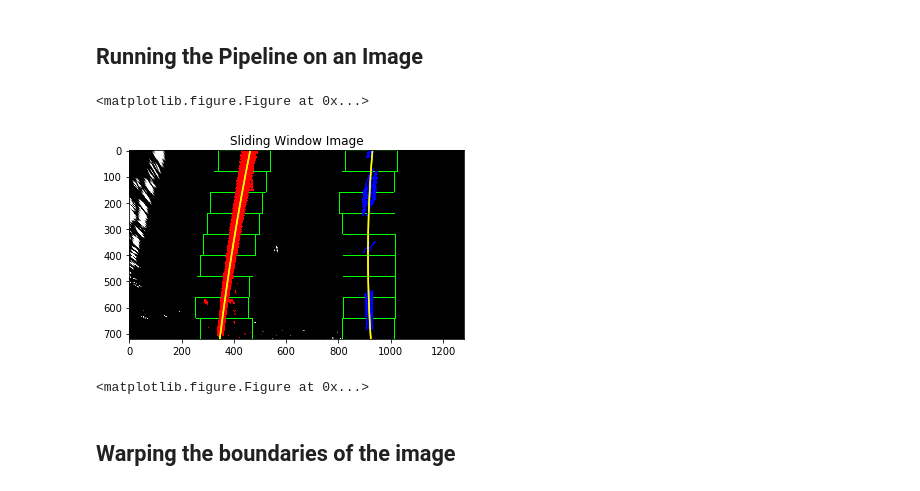
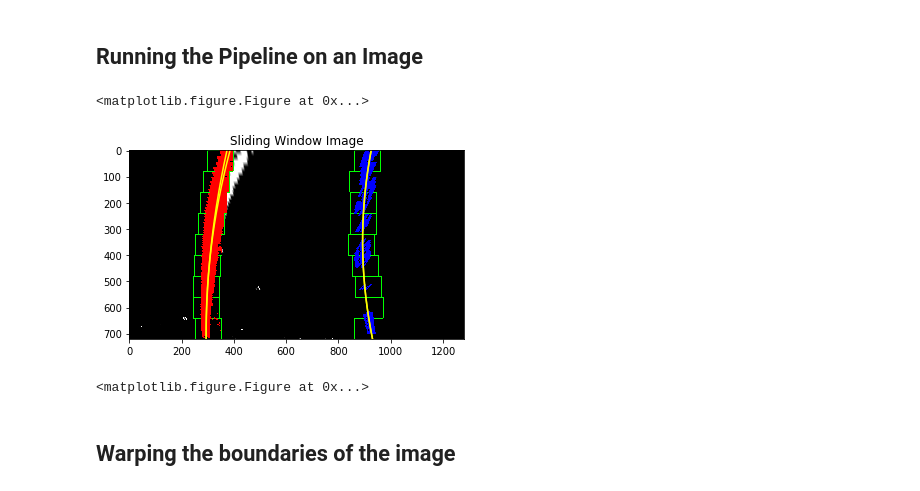
Before and after one commit to amundada2310/CarND-Advanced-Lane-Lines, a Jupyter notebook: Advanced Lane Line.ipynb, the cells around one changed output. Cells and saved outputs as stored; diff of their text form; code cells hidden in the pictures.

```diff
--- a/Advanced Lane Line.ipynb
+++ b/Advanced Lane Line.ipynb
@@ -283,7 +340,7 @@ def find_lane_pixels(binary_warped):
     # Choose the number of sliding windows
     nwindows = 9
     # Set the width of the windows +/- margin
-    margin = 100
+    margin = 50
     # Set minimum number of pixels found to recenter window
     minpix = 50
 
@@ -386,7 +443,7 @@ def search_around_poly(binary_warped, left_fit, right_fit):
     # HYPERPARAMETER
     # Choose the width of the margin around the previous polynomial to search
     # The quiz grader expects 100 here, but feel free to tune on your own!
-    margin = 100
+    margin = 50
 
     # Grab activated pixels
     nonzero = binary_warped.nonzero()
@@ -468,7 +532,7 @@ def measure_curvature_pixels(ploty, left_fit, right_fit):
 # %% [markdown]
 ## Measuring curvature of the lanes and Vehicle position wrt center
 # %%
-def measure_curvature_realm(binary_warped,ym_per_pix,xm_per_pix):
+def measure_curvature_realm(binary_warped,ym_per_pix,xm_per_pix, left_fit, right_fit):
 
     ym_per_pix = 30/720 # meters per pixel in y dimension
     xm_per_pix = 3.7/700 # meters per pixel in x dimension
@@ -495,8 +559,17 @@ def measure_curvature_realm(binary_warped,ym_per_pix,xm_per_pix):
     left_curverad = ((1 + (2*left_fit_cr[0]*y_eval*ym_per_pix + left_fit_cr[1])**2)**1.5) / np.absolute(2*left_fit_cr[0])
     right_curverad = ((1 + (2*right_fit_cr[0]*y_eval*ym_per_pix + right_fit_cr[1])**2)**1.5) / np.absolute(2*right_fit_cr[0])
 
+    # determining the x intercept left and right lane when y value is maximum
+    x_left_eval = left_fit[0]*y_eval**2 + left_fit[1]*y_eval + left_fit[2]
+    x_right_eval = right_fit[0]*y_eval**2 + right_fit[1]*y_eval + right_fit[2]
+    #determing location of car per our calculation
+    car_location_m = x_left_eval+(x_right_eval - x_left_eval) / 2
 
-    return left_curverad, right_curverad
+    # 2.23.2 Calculate distance from center
+    center_car = binary_warped.shape[1]/2
+    off_center = (center_car - car_location_m) * xm_per_pix
+
+    return left_curverad, right_curverad, off_center
 # %% [markdown]
 ## Test Images and Create Outputs - Pipeline
 # %%
@@ -664,70 +753,68 @@ radius_pixel = np.copy(undistort_img)
 radius_m = np.copy(undistort_img)
 
 # 2.6 call the sobel threshold function
-grad_binaryx = abs_sobel_thresh(undistort_img, orient='x', thresh_min=20, thresh_max=100, sobel_kernel=15)
+grad_binaryx = abs_sobel_thresh(undistort_img, orient='x', thresh_min=30, thresh_max=90, sobel_kernel=15)
 
 # 2.8 call the magnitude threshold function
-mag_binary = mag_thresh(undistort_img, sobel_kernel=9, mag_thresh=(30, 100))
+mag_binary = mag_thresh(undistort_img, sobel_kernel=9, mag_thresh=(30, 90))
 
 # 2.10 call the direction threshold function
 dir_binary = dir_threshold(undistort_img, sobel_kernel=15, thresh=(0.7, 1.3))
 
 # 2.12 call the sobel threshold function
-grad_binaryy = abs_sobel_thresh(undistort_img, orient='y', thresh_min=20, thresh_max=100, sobel_kernel=15)
+grad_binaryy = abs_sobel_thresh(undistort_img, orient='y', thresh_min=30, thresh_max=90, sobel_kernel=15)
 
 # 2.14 call the HSL Color threshold function
-hls_binary_s, hls_binary_l, hls_binary_h = hls_select(undistort_img, thresh=(90, 255))
+hls_binary_s, hls_binary_l, hls_binary_h = hls_select(undistort_img, thresh=(170, 255))
+
+# 2.15 call the HSV Color threshold function
+hsv_binary_v = hsv_select(undistort_img, thresh=(200, 255))
 
 # 2.16 combining all the thresholds - color and gradient
 combined = np.zeros_like(dir_binary)
-combined[((grad_binaryx == 1) & (grad_binaryy == 1)) | ((mag_binary == 1) & (dir_binary == 1)) | (hls_binary_s == 1)] = 1
-
+#combined[((grad_binaryx == 1) & (grad_binaryy == 1)) | ((mag_binary == 1) & (dir_binary == 1)) | (hls_binary_s == 1) & (hsv_binary_v == 1)] = 1
+combined[(grad_binaryx == 1) | ((mag_binary == 1) & (dir_binary == 1)) | (hls_binary_s == 1) & (hsv_binary_v == 1)] = 1
  # 2.18 call the perspective transform function
 top_down1, perspective_M, Minv, src, dst = corners_unwarp(combined)
 
 # 2.19 call the Silidng Window function
 out_img, ploty, left_fit, right_fit, left_fitx, right_fitx = fit_polynomial(top_down1)
 
 # 2.20 call the Search around poly function
 search_img, ploty, left_fit, right_fit, left_fitx, right_fitx = search_around_poly(top_down1, left_fit, right_fit)
 
 # 2.21 call the Curvature radius in pixel values
-left_curverad, right_curverad = measure_curvature_pixels(ploty, left_fit, right_fit)
+left_curverad, right_curverad, car_location_pixel = measure_curvature_pixels(ploty, left_fit, right_fit)
 cv2.putText(radius_pixel,'Radius of left curvature :'+ str("%.2f" % round(left_curverad,2)) + 'pixels',bottomLeftCornerOfText1,font1,fontScale1,fontColor1,lineType1)
 cv2.putText(radius_pixel,'Radius of right curvature :'+ str("%.2f" % round(right_curverad,2)) + 'pixels',bottomLeftCornerOfText2,font1,fontScale1,fontColor1,lineType1)
 
 # 2.22 call the Curvature radius in meters values
 # 2.22.1 Define conversions in x and y from pixels space to meters
 ym_per_pix = 30/720 # meters per pixel in y dimension
 xm_per_pix = 3.7/700 # meters per pixel in x dimension
 
 # 2.22.2 Calculate the radius of curvature in meters for both lane lines
-left_curverad_m, right_curverad_m= measure_curvature_realm(top_down1,ym_per_pix, xm_per_pix)
+left_curverad_m, right_curverad_m, off_center= measure_curvature_realm(top_down1,ym_per_pix, xm_per_pix, left_fit,right_fit)
 curverad=(left_curverad_m + right_curverad_m)/2
 cv2.putText(radius_m,'Radius of left curvature :'+ str("%.2f" % round(left_curverad_m,2)) + 'm',bottomLeftCornerOfText1,font1,fontScale1,fontColor1,lineType1)
 cv2.putText(radius_m,'Radius of right curvature :'+ str("%.2f" % round(right_curverad_m,2)) + 'm',bottomLeftCornerOfText2,font1,fontScale1,fontColor1,lineType1)
 cv2.putText(radius_m,'Radius curvature :'+ str("%.2f" % round(curverad,2)) + 'm',bottomLeftCornerOfText3,font1,fontScale1,fontColor1,lineType1)
 
-# 2.23 Calculate the center as well as left and right offset values
-# 2.23.1 Determine the center lane in meters
-center = (left_fitx[0]+right_fitx[0])/2
-centerwidth_m = (right_fit[2] - left_fit[2]) * xm_per_pix
-# 2.23.2 Calculate distance from center
-off_center = round(abs(center - undistort_img.shape[0]) * xm_per_pix, 2)
-if center > undistort_img.shape[0]:
-    cv2.putText(radius_m,'Distance from center :'+ str("%.2f" % round(off_center,2)) + 'm to the right of center',bottomLeftCornerOfText4,font1,fontScale1,fontColor1,lineType1)
-if center < undistort_img.shape[0]:
-    cv2.putText(radius_m,'Distance from center :'+ str("%.2f" % round(off_center,2)) + 'm to the left of center',bottomLeftCornerOfText4,font1,fontScale1,fontColor1,lineType1)
-if center == undistort_img.shape[0]:
-    cv2.putText(radius_m,'Distance from center :'+ str("%.2f" % round(off_center,2)) + 'm on the center lane',bottomLeftCornerOfText4,font1,fontScale1,fontColor1,lineType1)
+
+if off_center < 0 :
+    cv2.putText(radius_m,'Distance from center :'+ str("%.2f" % round(off_center,4)) + 'm to the right of center',bottomLeftCornerOfText4,font1,fontScale1,fontColor1,lineType1)
+if off_center > 0 :
+    cv2.putText(radius_m,'Distance from center :'+ str("%.2f" % round(off_center,4)) + 'm to the left of center',bottomLeftCornerOfText4,font1,fontScale1,fontColor1,lineType1)
+if off_center == 0 :
+    cv2.putText(radius_m,'Distance from center :'+ str("%.2f" % round(off_center,4)) + 'm on the center lane',bottomLeftCornerOfText4,font1,fontScale1,fontColor1,lineType1)
 
 
 plt.imshow(out_img)
 plt.title('Sliding Window Image')
 plt.figure(figsize=(24,9))
 # %% [output]
 <matplotlib.figure.Figure at 0x...>
-[figure, old version]
+[figure, new version]
 <matplotlib.figure.Figure at 0x...>
 # %% [markdown]
 ## Warping the boundaries of the image
```
Also changed, not shown: parts of 35 cells of this notebook.
